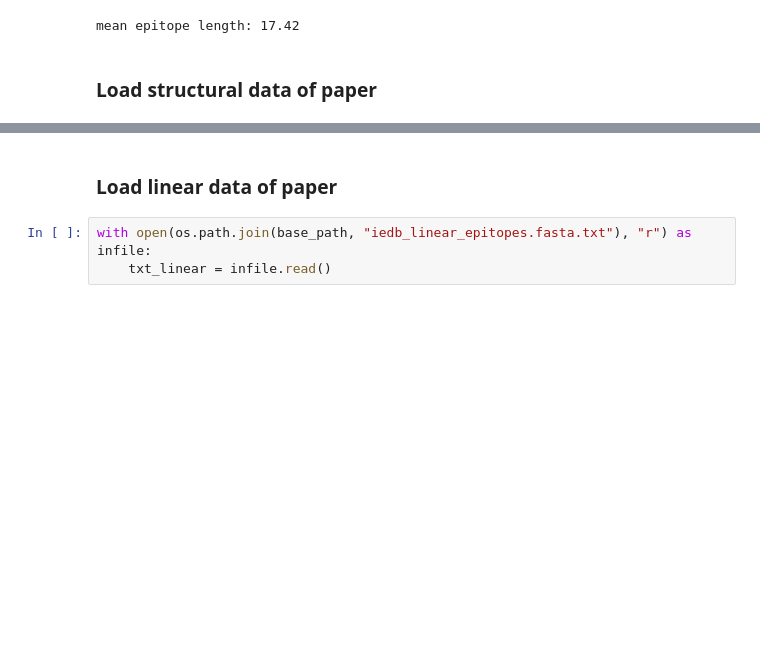
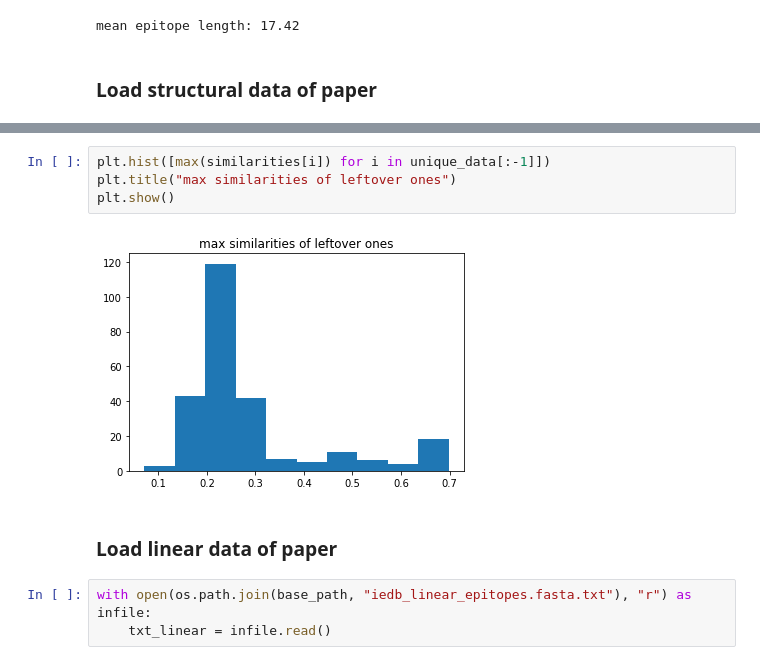
Before and after one commit to NinaWie/sars_cov_2_epitopes, a Jupyter notebook: prepareData.ipynb, the cells around one changed output, grey strips where cells are left out. Cells and saved outputs as stored; diff of their text form; blank space fills up the shorter version.

```diff
--- a/prepareData.ipynb
+++ b/prepareData.ipynb
@@ -135,3 +171,9 @@ number amino acids 183887 number sequences 776
+# %%
+plt.hist([max(similarities[i]) for i in unique_data[:-1]])
+plt.title("max similarities of leftover ones")
+plt.show()
+# %% [output]
+[figure, added]
 # %% [markdown]
 ### Load linear data of paper
 # %%
```
Also changed, not shown: parts of 43 cells of this notebook, 4 other files.
